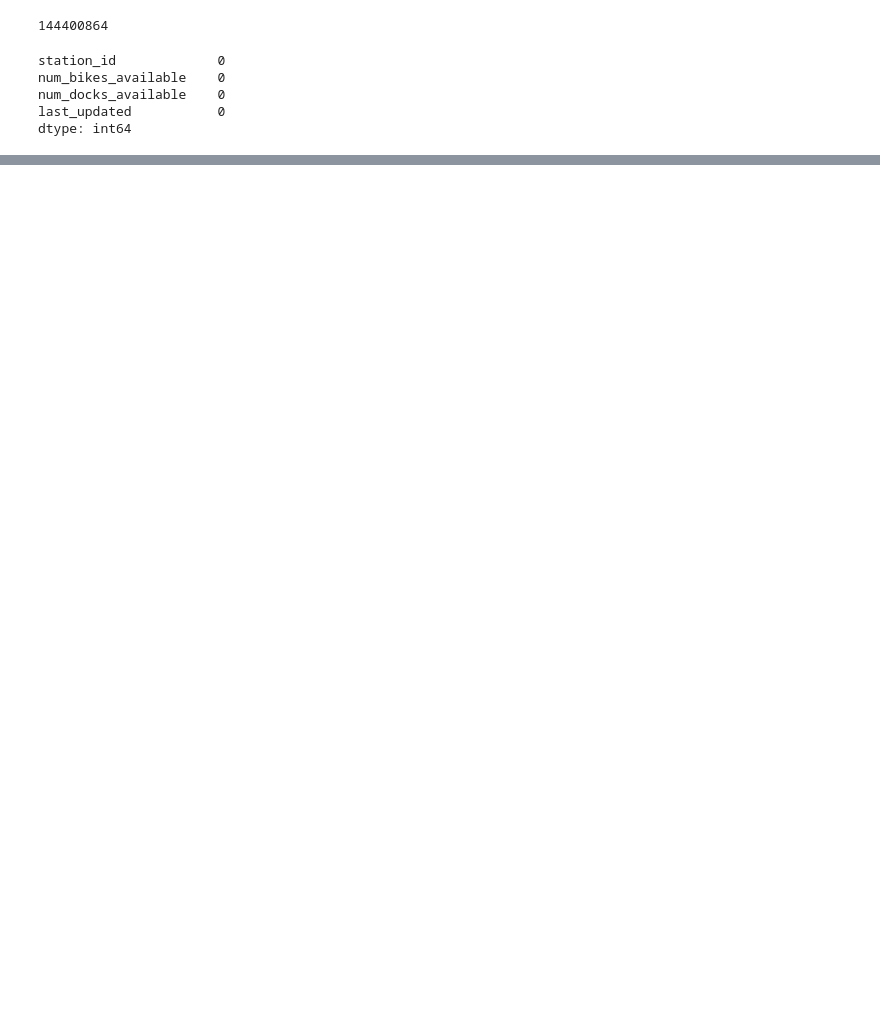
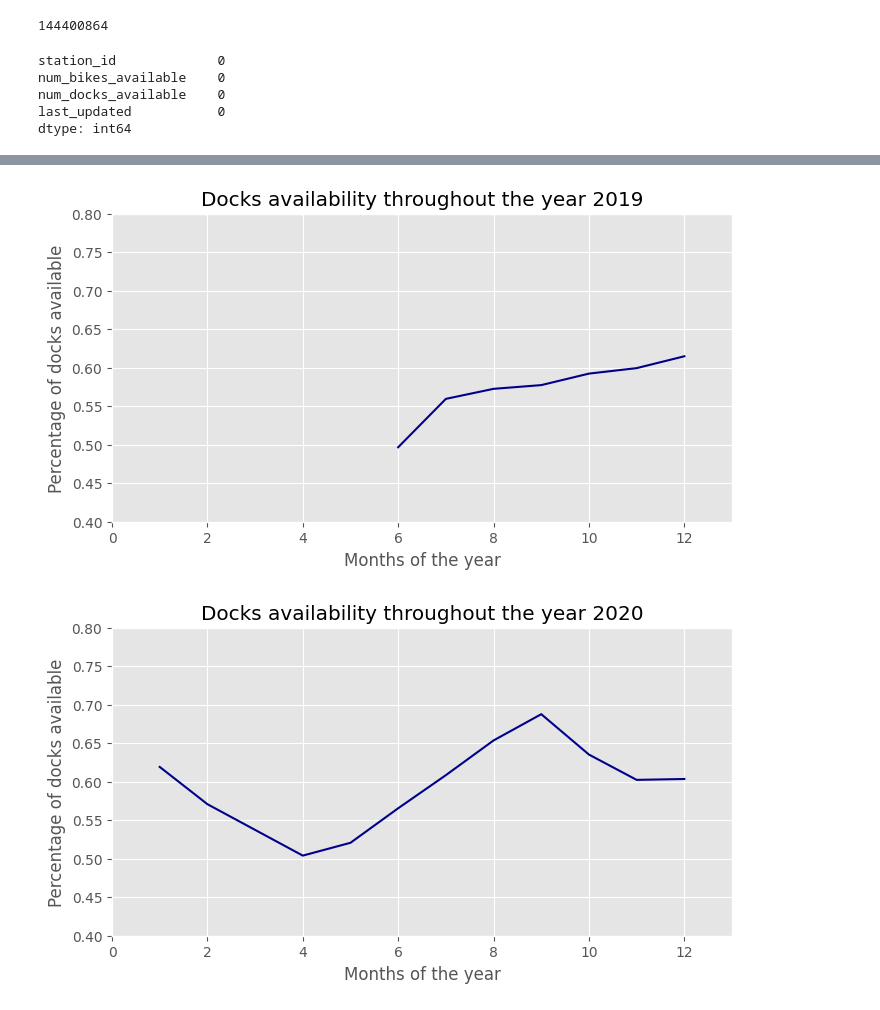
Before and after one commit to jadelaossa/bike-availability-prediction, a Jupyter notebook: notebooks/1.0-jdf-initial-data-exploration.ipynb, the cells around one changed output, grey strips where cells are left out. Drawn from its saved outputs; the diff is of its cells as text; code cells hidden in the pictures; blank space fills up the shorter version.

```diff
--- a/notebooks/1.0-jdf-initial-data-exploration.ipynb
+++ b/notebooks/1.0-jdf-initial-data-exploration.ipynb
@@ -283,0 +353,17 @@ bicing_status['station_id'].nunique()
+# %%
+# adjusts the style to emulate ggplot
+plt.style.use('ggplot')
+# %%
+for year in [2019, 2020, 2021, 2022]:
+    fig, ax= plt.subplots(figsize=(8, 4))
+    (bicing_status
+     .query(f'year == {year}')
+     .groupby(by=['month'])['percentage_docks_available'].mean()
+     .plot(ax=ax, xlim=(0, 13), ylim=(0.4, 0.8), c='darkblue')
+    )
+    plt.xlabel('Months of the year')
+    plt.ylabel('Percentage of docks available')
+    plt.title(f'Docks availability throughout the year {year}')
+# %% [output]
+[figure, added]
+[figure, added]
```
Also changed, not shown: parts of 27 cells of this notebook.
